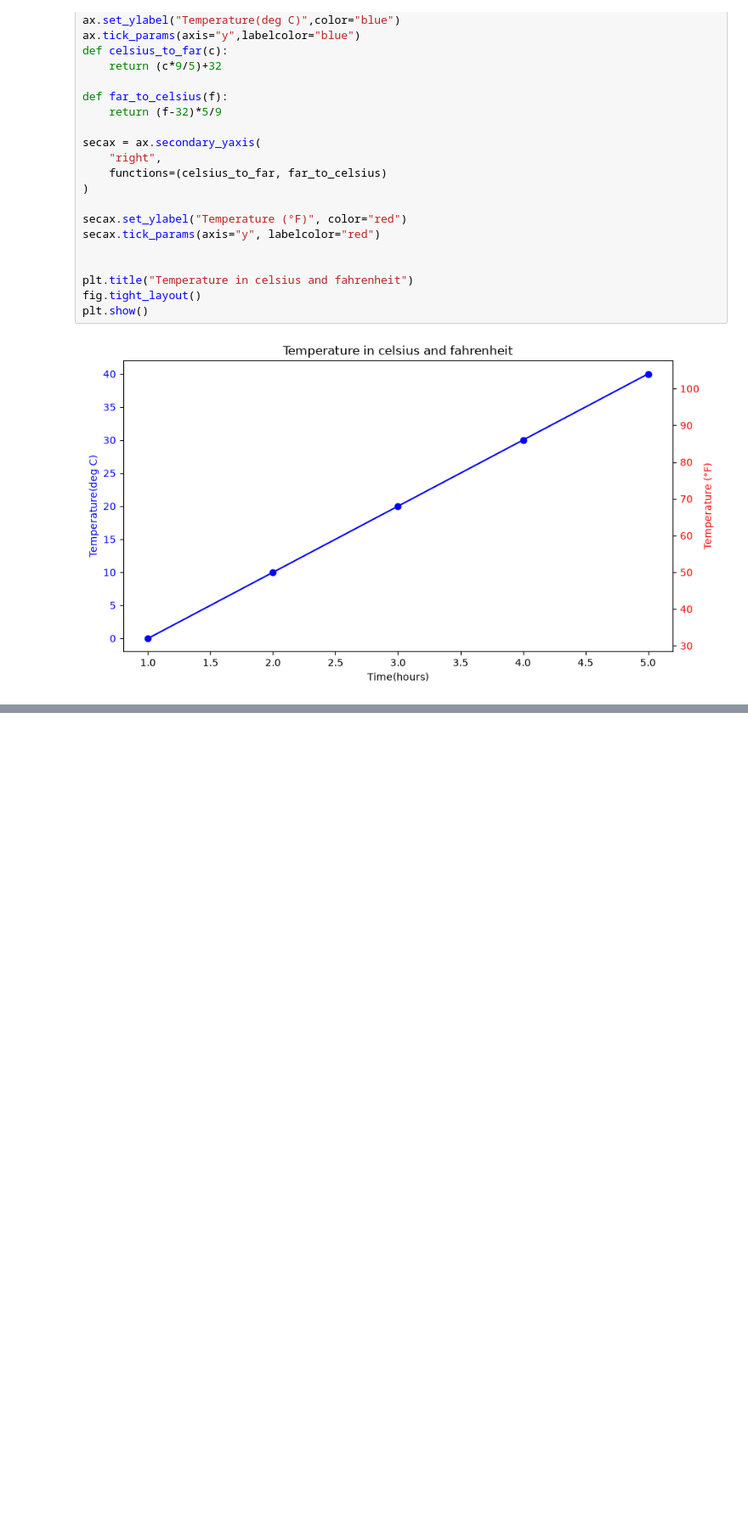
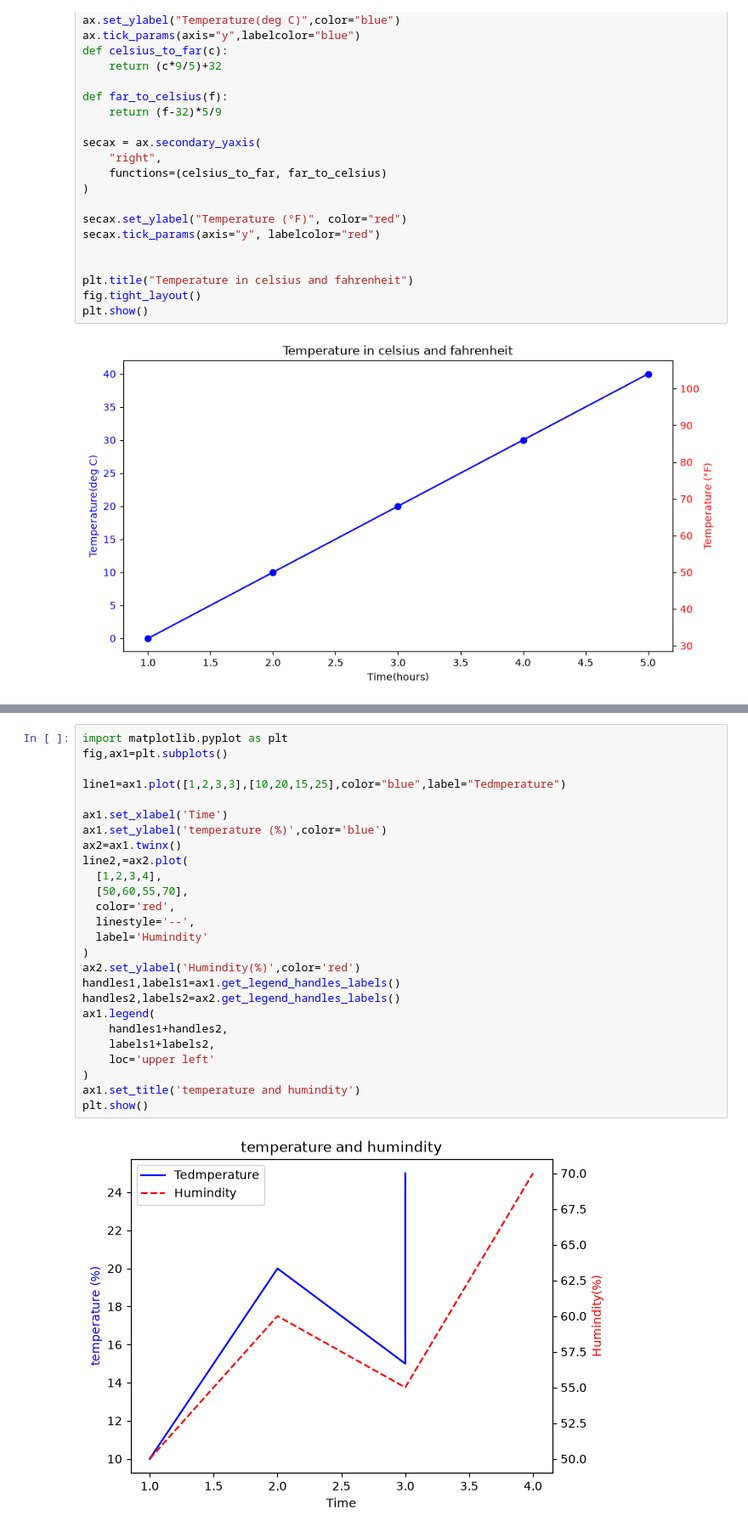
Before and after one commit to aprajitamall/DV_sem2_274, a Jupyter notebook: OOA_advanced_matplotlib.ipynb, the cells around one changed output, grey strips where cells are left out. Shown at 85% size. Cells and saved outputs as stored; diff of their text form; blank space fills up the shorter version.

```diff
--- a/OOA_advanced_matplotlib.ipynb
+++ b/OOA_advanced_matplotlib.ipynb
@@ -138,0 +182,28 @@ plt.show()
+# %%
+import matplotlib.pyplot as plt
+fig,ax1=plt.subplots()
+
+line1=ax1.plot([1,2,3,3],[10,20,15,25],color="blue",label="Tedmperature")
+
+ax1.set_xlabel('Time')
+ax1.set_ylabel('temperature (%)',color='blue')
+ax2=ax1.twinx()
+line2,=ax2.plot(
+  [1,2,3,4],
+  [50,60,55,70],
+  color='red',
+  linestyle='--',
+  label='Humindity'
+)
+ax2.set_ylabel('Humindity(%)',color='red')
+handles1,labels1=ax1.get_legend_handles_labels()
+handles2,labels2=ax2.get_legend_handles_labels()
+ax1.legend(
+    handles1+handles2,
+    labels1+labels2,
+    loc='upper left'
+)
+ax1.set_title('temperature and humindity')
+plt.show()
+# %% [output]
+[figure, added]
```
Also changed, not shown: parts of 6 cells of this notebook.
